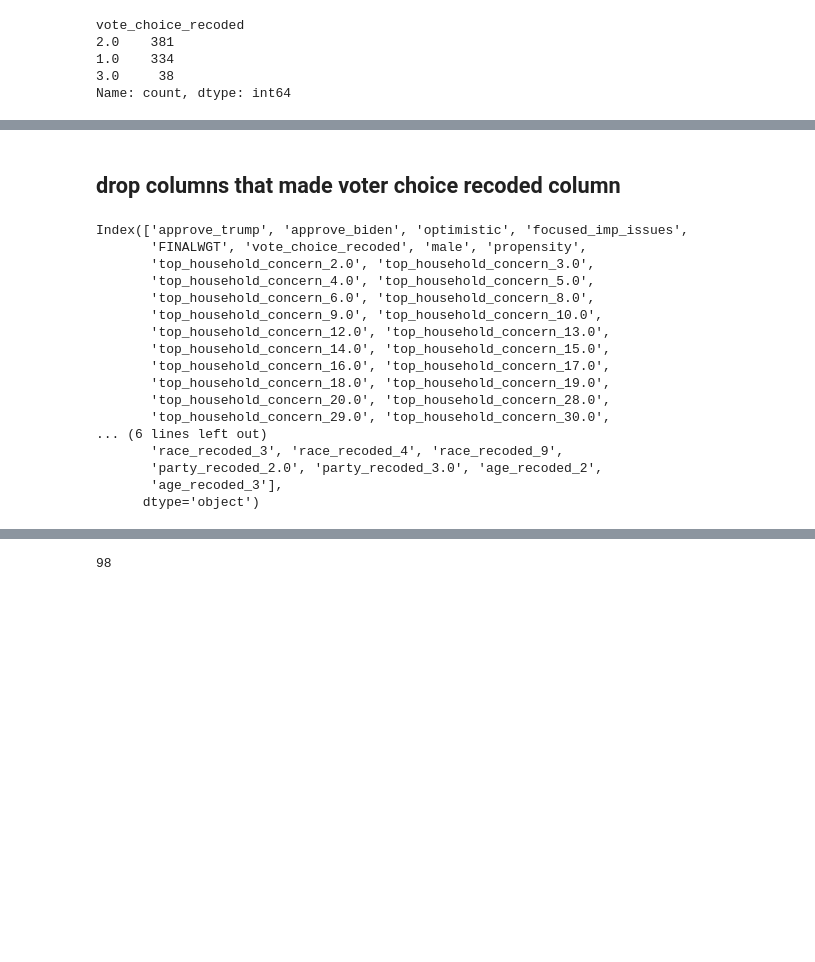
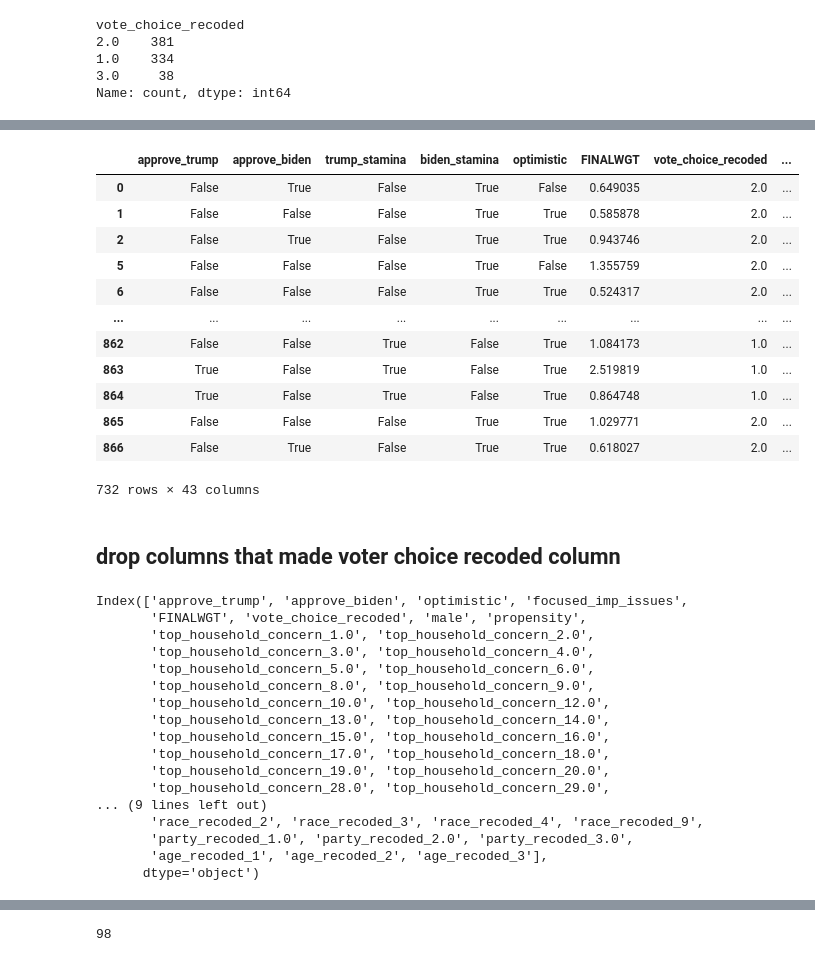
Before and after one commit to pmench/mrp-team, a Jupyter notebook: src/bella_ML.ipynb, the cells around one changed output, grey strips where cells are left out. Saved outputs shown, nothing was run; the diff lists cells and outputs as text; code cells hidden in the pictures; blank space fills up the shorter version.

```diff
--- a/src/bella_ML.ipynb
+++ b/src/bella_ML.ipynb
@@ -284,6 +527,17 @@ nat_2020
 #                 'elec_enthusiasm', 'political_leaning', 'race_recoded', 'party_recoded', 'age_recoded', 'economic_situation', 'education_recoded']
 
 categoricals = ['top_household_concern', 'registered_vote', 'region','economic_situation','likely_to_vote', 'vote_choice', 'vote_choice_undecided', 'education_recoded','elec_enthusiasm', 'political_leaning', 'race_recoded', 'party_recoded', 'age_recoded']
+june_categoricals = ['registered_vote', 'region','economic_situation','likely_to_vote',  'education_recoded','elec_enthusiasm', 'political_leaning','race_recoded', 'party_recoded', 'age_recoded']
+# %%
+def dummyGrabber(df, cats):
+    for category in cats:
+        df[category] = df[category].astype('category')
+    dummies = pd.get_dummies(df[cats])
+    df = df[[c for c in df.columns if c not in cats]]
+
+    df = pd.concat([df, dummies], axis = 1)
+
+    return df
 # %%
 for category in categoricals:
     nat_2020[category] = nat_2020[category].astype('category')
@@ -393,10 +648,30 @@ Index(['RESPID', 'PHTYPE', 'approve_trump', 'approve_biden', 'optimistic',
       dtype='object')
+# %%
+june_dummies = dummyGrabber(nat_2020_june, june_categoricals)
+# %%
+# june_dummies.columns
+nat_2020_june_clean = june_dummies.drop(columns = ['RESPID', 'PHTYPE', 'age', 'age_bin', 'party', 'party_unaffiliated', 'gender', 'latino', 'race', 'education', 'state'])
+nat_2020_june_clean
+# %% [output]
+|  | approve_trump | approve_biden | trump_stamina | biden_stamina | optimistic | FINALWGT | vote_choice_recoded | ... |
+| 0 | False | True | False | True | False | 0.649035 | 2.0 | ... |
+| 1 | False | False | False | True | True | 0.585878 | 2.0 | ... |
+| 2 | False | True | False | True | True | 0.943746 | 2.0 | ... |
+| 5 | False | False | False | True | False | 1.355759 | 2.0 | ... |
+| 6 | False | False | False | True | True | 0.524317 | 2.0 | ... |
+| ... | ... | ... | ... | ... | ... | ... | ... | ... |
+| 862 | False | False | True | False | True | 1.084173 | 1.0 | ... |
+| 863 | True | False | True | False | True | 2.519819 | 1.0 | ... |
+| 864 | True | False | True | False | True | 0.864748 | 1.0 | ... |
+| 865 | False | False | False | True | True | 1.029771 | 2.0 | ... |
+| 866 | False | True | False | True | True | 0.618027 | 2.0 | ... |
+732 rows × 43 columns
 # %% [markdown]
 ## drop columns that made voter choice recoded column
 # %%
 nat_2020_clean = nat_2020.drop(columns=[
-       'vote_choice_2.0', 'vote_choice_6.0',
-       'vote_choice_7.0', 'vote_choice_8.0', 'vote_choice_9.0',
+       'vote_choice_1.0','vote_choice_2.0', 'vote_choice_6.0',
+       'vote_choice_7.0', 'vote_choice_8.0', 'vote_choice_9.0', 'vote_choice_undecided_1.0',
        'vote_choice_undecided_2.0', 'vote_choice_undecided_3.0',
        'vote_choice_undecided_9.0',
        'RESPID', 'PHTYPE', 'age', 'age_bin', 'party', 'party_unaffiliated', 'gender', 'latino', 'race', 'education', 'state'])
@@ -411,20 +686,20 @@ nat_2020_clean.columns
 # %% [output]
 Index(['approve_trump', 'approve_biden', 'optimistic', 'focused_imp_issues',
        'FINALWGT', 'vote_choice_recoded', 'male', 'propensity',
-       'top_household_concern_2.0', 'top_household_concern_3.0',
-       'top_household_concern_4.0', 'top_household_concern_5.0',
-       'top_household_concern_6.0', 'top_household_concern_8.0',
-       'top_household_concern_9.0', 'top_household_concern_10.0',
-       'top_household_concern_12.0', 'top_household_concern_13.0',
-       'top_household_concern_14.0', 'top_household_concern_15.0',
-       'top_household_concern_16.0', 'top_household_concern_17.0',
-       'top_household_concern_18.0', 'top_household_concern_19.0',
-       'top_household_concern_20.0', 'top_household_concern_28.0',
-       'top_household_concern_29.0', 'top_household_concern_30.0',
-... (6 lines left out)
-       'race_recoded_3', 'race_recoded_4', 'race_recoded_9',
-       'party_recoded_2.0', 'party_recoded_3.0', 'age_recoded_2',
-       'age_recoded_3'],
+       'top_household_concern_1.0', 'top_household_concern_2.0',
+       'top_household_concern_3.0', 'top_household_concern_4.0',
+       'top_household_concern_5.0', 'top_household_concern_6.0',
+       'top_household_concern_8.0', 'top_household_concern_9.0',
+       'top_household_concern_10.0', 'top_household_concern_12.0',
+       'top_household_concern_13.0', 'top_household_concern_14.0',
+       'top_household_concern_15.0', 'top_household_concern_16.0',
+       'top_household_concern_17.0', 'top_household_concern_18.0',
+       'top_household_concern_19.0', 'top_household_concern_20.0',
+       'top_household_concern_28.0', 'top_household_concern_29.0',
+... (9 lines left out)
+       'race_recoded_2', 'race_recoded_3', 'race_recoded_4', 'race_recoded_9',
+       'party_recoded_1.0', 'party_recoded_2.0', 'party_recoded_3.0',
+       'age_recoded_1', 'age_recoded_2', 'age_recoded_3'],
       dtype='object')
 # %%
 # pull up column focused_imp_issues_2
```
Also changed, not shown: parts of 41 cells of this notebook, 6 other files.
